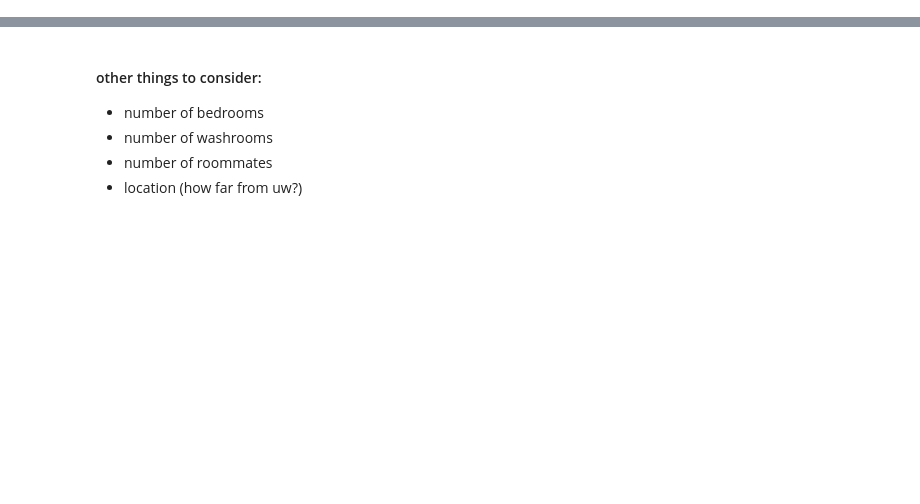
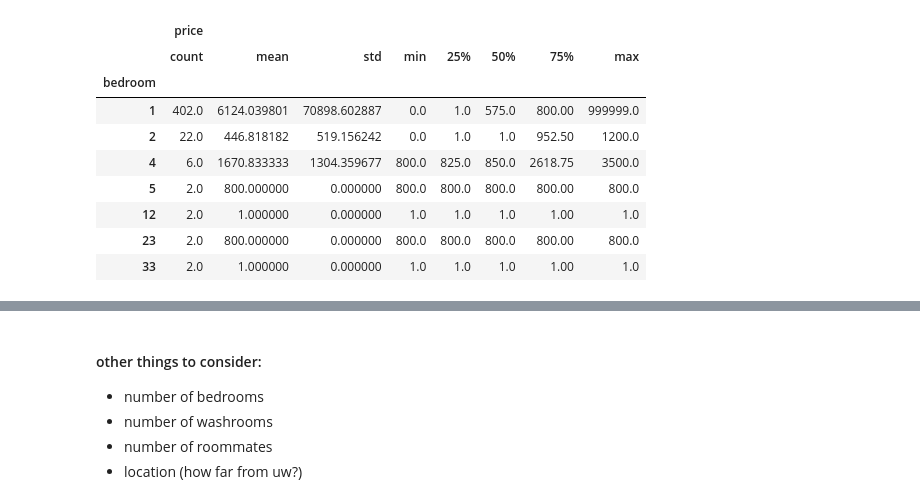
Before and after one commit to iriskimm/uw-student-housing, a Jupyter notebook: facebook_scraper.ipynb, the cells around one changed output, grey strips where cells are left out. Cells and saved outputs as stored; diff of their text form; code cells hidden in the pictures; blank space fills up the shorter version.

```diff
--- a/facebook_scraper.ipynb
+++ b/facebook_scraper.ipynb
@@ -96,5 +100,3 @@ data = {'price': price_list, 'bedroom': bedrooms_list}
 # %%
 df = pd.DataFrame(data)
 df.to_excel('housing_list.xlsx', index=False)
-# %%
-df = pd.DataFrame()
@@ -100,0 +123,14 @@ df = pd.DataFrame()
+# %%
+# by_bedroom = df.groupby('bedroom')
+df.groupby('bedroom').describe()
+# %% [output]
+|  | price |  |  |  |  |  |  |  |
+|  | count | mean | std | min | 25% | 50% | 75% | max |
+| bedroom |  |  |  |  |  |  |  |  |
+| 1 | 402.0 | 6124.039801 | 70898.602887 | 0.0 | 1.0 | 575.0 | 800.00 | 999999.0 |
+| 2 | 22.0 | 446.818182 | 519.156242 | 0.0 | 1.0 | 1.0 | 952.50 | 1200.0 |
+| 4 | 6.0 | 1670.833333 | 1304.359677 | 800.0 | 825.0 | 850.0 | 2618.75 | 3500.0 |
+| 5 | 2.0 | 800.000000 | 0.000000 | 800.0 | 800.0 | 800.0 | 800.00 | 800.0 |
+| 12 | 2.0 | 1.000000 | 0.000000 | 1.0 | 1.0 | 1.0 | 1.00 | 1.0 |
+| 23 | 2.0 | 800.000000 | 0.000000 | 800.0 | 800.0 | 800.0 | 800.00 | 800.0 |
+| 33 | 2.0 | 1.000000 | 0.000000 | 1.0 | 1.0 | 1.0 | 1.00 | 1.0 |
```
Also changed, not shown: parts of 16 cells of this notebook, 1 other file.
